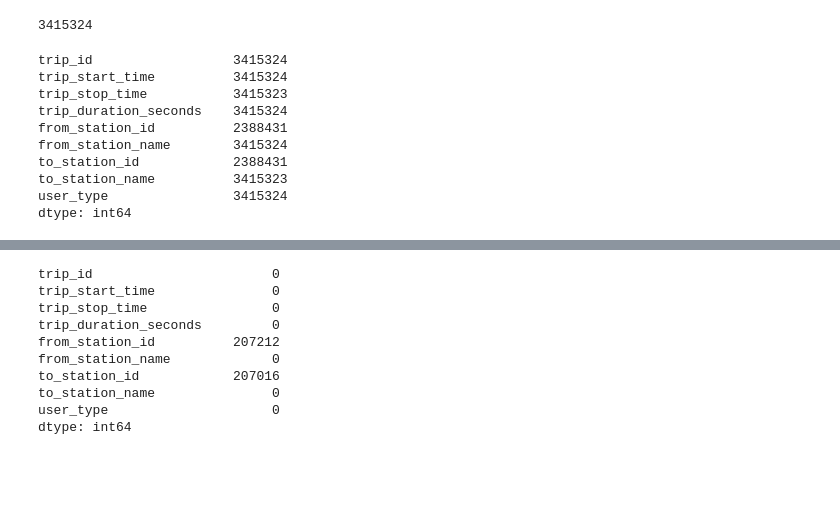
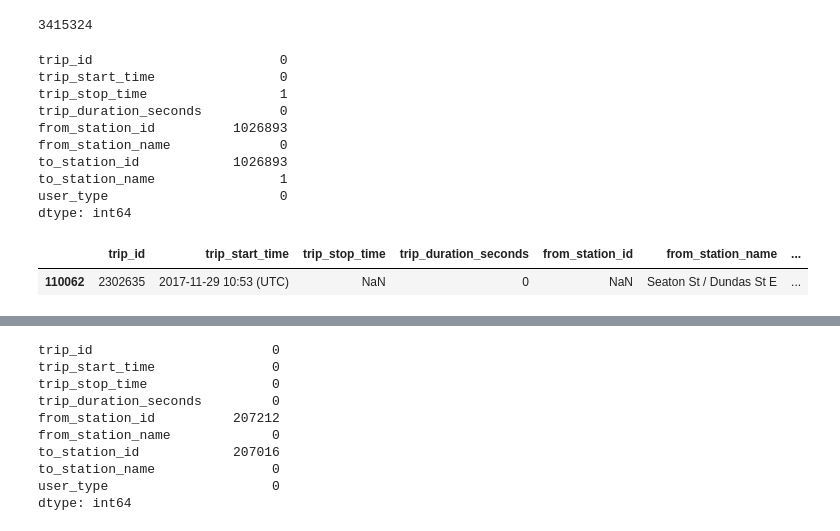
Before and after one commit to kaeyang/KDE-Analysts, a Jupyter notebook: Data_Wrangling_Cleaning.ipynb, the cells around one changed output, grey strips where cells are left out. Saved outputs shown, nothing was run; the diff lists cells and outputs as text; code cells hidden in the pictures; blank space fills up the shorter version.

```diff
--- a/Data_Wrangling_Cleaning.ipynb
+++ b/Data_Wrangling_Cleaning.ipynb
@@ -100,22 +117,22 @@ len(bikeshare_2017_2018)
 # %%
-# Find missing data if any
+find_missing(bikeshare_2017_2018)
 
-bikeshare_2017_2018.count()
-
-# We see that there are some missing data in from_station_id, to_station_id, from_station_name, and to_station_name. Let's explore what they look like
+# We see that there are some missing data in trip_stop_time, from_station_name, to_station_id, and to_station_name. Let's explore what they look like
 # %% [output]
-trip_id                  3415324
-trip_start_time          3415324
-trip_stop_time           3415323
-trip_duration_seconds    3415324
-from_station_id          2388431
-from_station_name        3415324
-to_station_id            2388431
-to_station_name          3415323
-user_type                3415324
+trip_id                        0
+trip_start_time                0
+trip_stop_time                 1
+trip_duration_seconds          0
+from_station_id          1026893
+from_station_name              0
+to_station_id            1026893
+to_station_name                1
+user_type                      0
 dtype: int64
-# %%
-# We will remove the data with missing 'trip_stop_time' and 'to_station_name' since without these essential information, the observation would not be useful
-# in understanding the geographical features such as distance travelled and time
-
-bikeshare_2017_2018 = bikeshare_2017_2018[(bikeshare_2017_2018['trip_stop_time'].notnull())| (bikeshare_2017_2018['to_station_name'].notnull())]
+# %%
+# Let's start by looking at the row with 'trip_stop_time' = NaN. Seems like this entry is problematic since it is missing data in all 4 columns of missing data
+
+bikeshare_2017_2018.loc[bikeshare_2017_2018['trip_stop_time'].isnull()]
+# %% [output]
+|  | trip_id | trip_start_time | trip_stop_time | trip_duration_seconds | from_station_id | from_station_name | ... |
+| 110062 | 2302635 | 2017-11-29 10:53 (UTC) | NaN | 0 | NaN | Seaton St / Dundas St E | ... |
```
Also changed, not shown: parts of 62 cells of this notebook.
